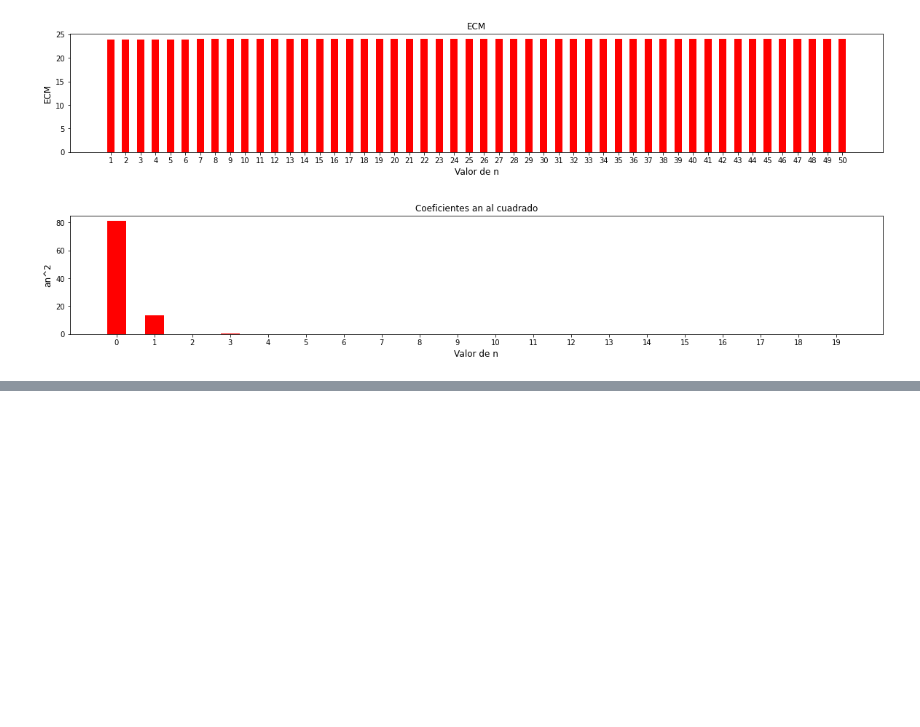
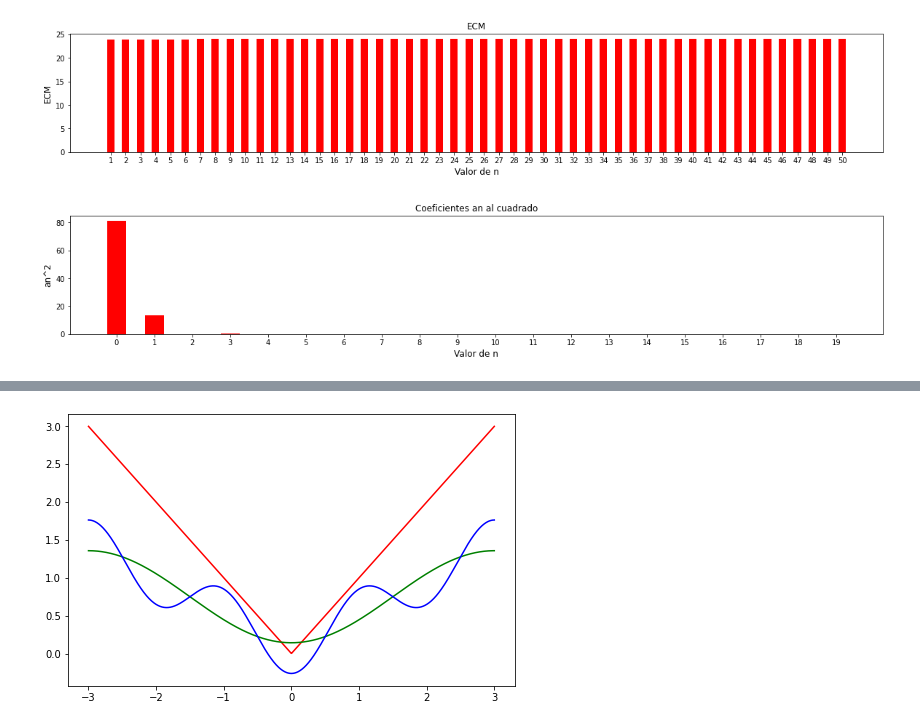
Before and after one commit to Franco-gmz/An-lisis-num-rico, a Jupyter notebook: F1.ipynb, the cells around one changed output, grey strips where cells are left out. Cells and saved outputs as stored; diff of their text form; code cells hidden in the pictures; blank space fills up the shorter version.

```diff
--- a/F1.ipynb
+++ b/F1.ipynb
@@ -76,0 +93,15 @@ plt.show()
+# %%
+#agrego a3
+a3 = an.evalf(subs={n:3})
+g = lambda x: a0+a1*np.cos( (2*np.pi*x)/6 )+a3*np.cos( (2*np.pi*3*x)/6 )
+
+z = g(x)
+
+fig, ax = plt.subplots(figsize=(8,5))
+ax.plot(x,np.abs(x),'r')
+ax.plot(x,y,'g')
+ax.plot(x,z,'b')
+
+plt.show()
+# %% [output]
+[figure, added]
```
Also changed, not shown: parts of 1 cell of this notebook.
